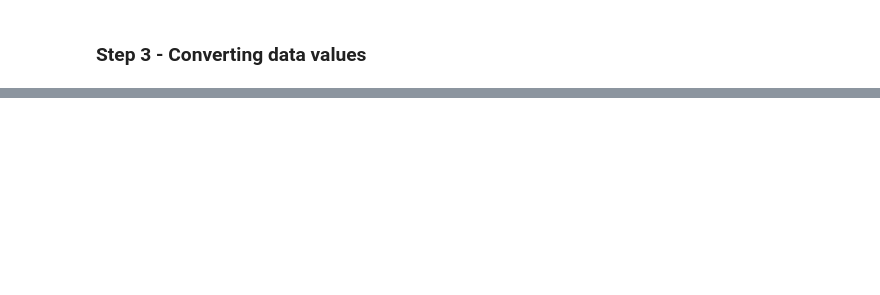
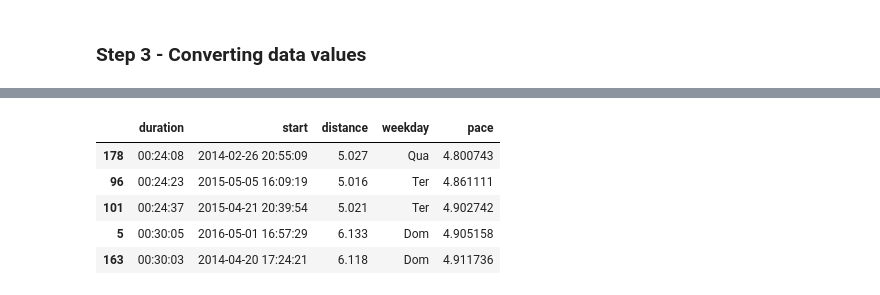
Before and after one commit to zelacerda/Jupyter_notebooks, a Jupyter notebook: RunKeeper.ipynb, the cells around one changed output, grey strips where cells are left out. Drawn from its saved outputs; the diff is of its cells as text; code cells hidden in the pictures; blank space fills up the shorter version.

```diff
--- a/RunKeeper.ipynb
+++ b/RunKeeper.ipynb
@@ -73,0 +133,9 @@ df.head()
+# %%
+df[df.distance > 5].sort_values("pace", ascending=True).head()
+# %% [output]
+|  | duration | start | distance | weekday | pace |
+| 178 | 00:24:08 | 2014-02-26 20:55:09 | 5.027 | Qua | 4.800743 |
+| 96 | 00:24:23 | 2015-05-05 16:09:19 | 5.016 | Ter | 4.861111 |
+| 101 | 00:24:37 | 2015-04-21 20:39:54 | 5.021 | Ter | 4.902742 |
+| 5 | 00:30:05 | 2016-05-01 16:57:29 | 6.133 | Dom | 4.905158 |
+| 163 | 00:30:03 | 2014-04-20 17:24:21 | 6.118 | Dom | 4.911736 |
```
Also changed, not shown: parts of 8 cells of this notebook, 4 other files.
